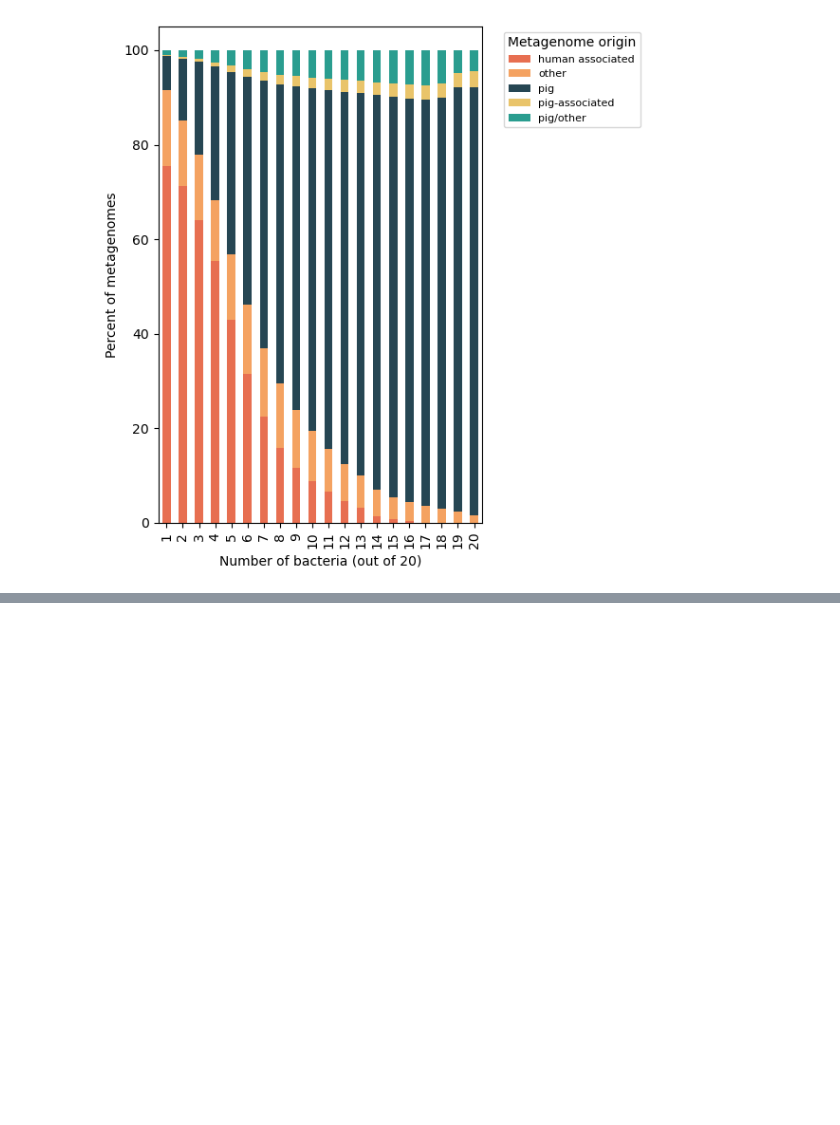
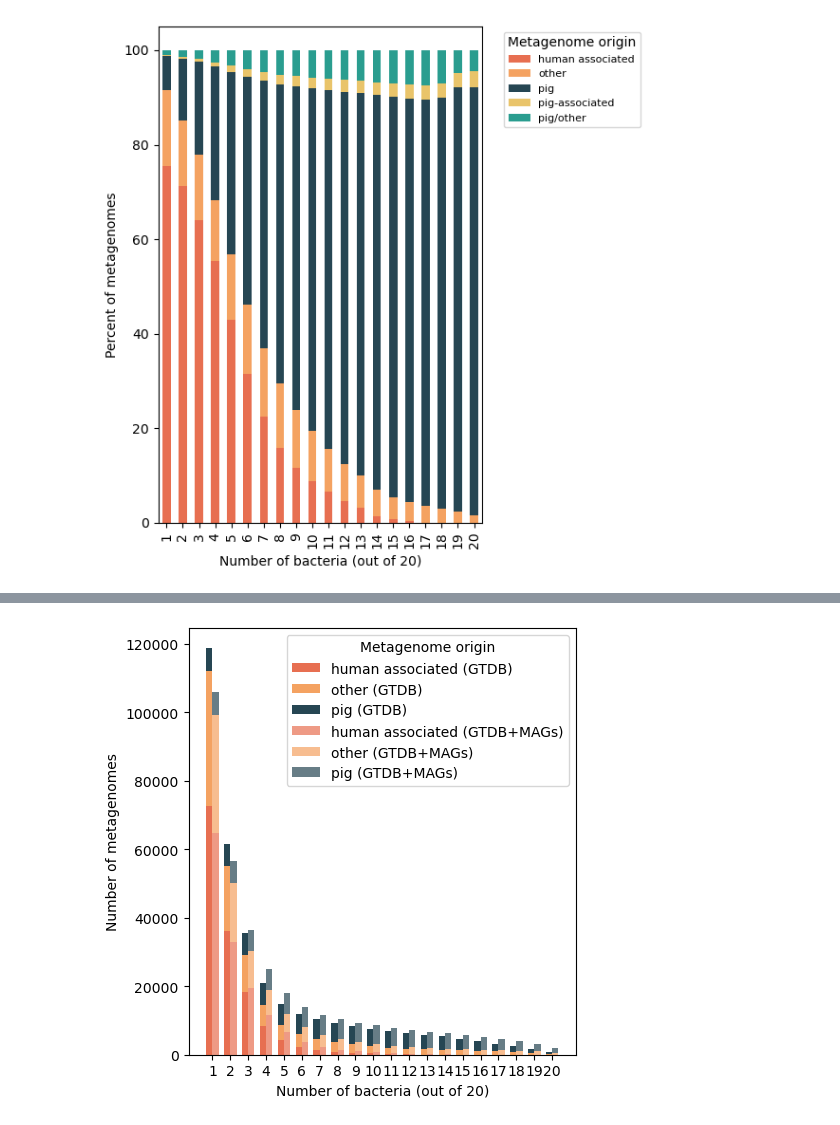
Before and after one commit to AnneliektH/2025-pig-corespp, a Jupyter notebook: workflow/notebooks/251111_process_bw.ipynb, the cells around one changed output, grey strips where cells are left out. Saved outputs shown, nothing was run; the diff lists cells and outputs as text; code cells hidden in the pictures; blank space fills up the shorter version.

Commit message:
compare gtdb and mags branchwater

```diff
--- a/workflow/notebooks/251111_process_bw.ipynb
+++ b/workflow/notebooks/251111_process_bw.ipynb
@@ -166,0 +187,15 @@ plot_cat_percent(df_cm_mancur)
+# %%
+# set the branchwater files
+files = glob.glob("/group/ctbrowngrp2/amhorst/2025-pig-corespp/results/branchwater/*.gtdb.k21.csv")
+
+# get df with counts of organism for each SRA
+dfs = [pd.read_csv(f, usecols=['acc', 'organism', 'assay_type', 'bioproject']) for f in files]
+df_gtdb = combine_branchwater_res(dfs)
+
+dfp_gtdb = pivot_count(df_gtdb)
+
+dfp_gtdb['broad_cat'] = dfp_gtdb['organism'].apply(get_broad_cat_simple)
+
+df_ind_gtdb, df_cm_gtdb = group_for_plot(dfp_gtdb)
+
+len(df_gtdb)
@@ -166,0 +223,5 @@ plot_cat_percent(df_cm_mancur)
+# %%
+# Plot GTDB and GTDB + MAGs side by side
+plot_cat_side_by_side(df_cm_gtdb, df_cm, colors)
+# %% [output]
+[figure, added]
```
Also changed, not shown: parts of 22 cells of this notebook.
